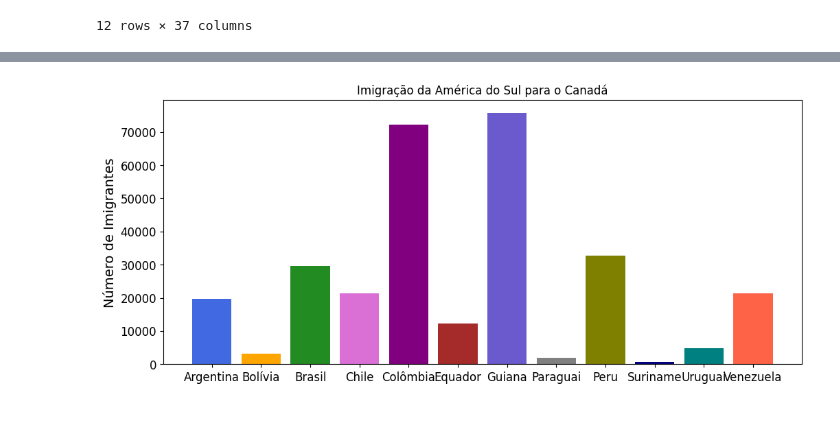
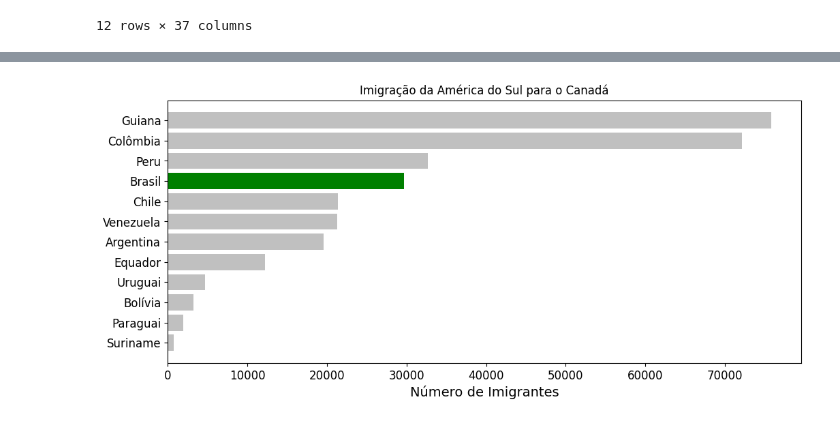
Before and after one commit to henriqueserafin/Senai-DF-Inovatech, a Jupyter notebook: semana_estatistica/aula1.ipynb, the cells around one changed output, grey strips where cells are left out. Drawn from its saved outputs; the diff is of its cells as text; code cells hidden in the pictures.

Commit message:
df brasil
cores, texto dos valores

```diff
--- a/semana_estatistica/aula1.ipynb
+++ b/semana_estatistica/aula1.ipynb
@@ -308,0 +309,4 @@ cores = ['royalblue', 'orange', 'forestgreen', 'orchid', 'purple', 'brown', 'sla
+# %%
+america_sul_sorted=america_sul.sort_values(by='Total',ascending=True)
+
+display(america_sul_sorted)
@@ -309,11 +329,19 @@ cores = ['royalblue', 'orange', 'forestgreen', 'orchid', 'purple', 'brown', 'sla
 # %%
+cores=[]
+
+for pais in america_sul_sorted.index:
+    if pais == 'Brasil':
+        cores.append('green')
+    else:
+        cores.append('silver')
+
 fig,ax=plt.subplots(figsize=(12,5))
-ax.bar(america_sul.index,america_sul['Total'],color=cores)
+ax.barh(america_sul_sorted.index,america_sul_sorted['Total'],color=cores)
 ax.set_title('Imigração da América do Sul para o Canadá')
-ax.set_xlabel('')
-ax.set_ylabel('Número de Imigrantes',fontsize=14)
+ax.set_xlabel('Número de Imigrantes',fontsize=14)
+ax.set_ylabel('')
 ax.xaxis.set_tick_params(labelsize=12)
 ax.yaxis.set_tick_params(labelsize=12)
 plt.show()
 # %% [output]
-[figure, old version]
+[figure, new version]
```
Also changed, not shown: parts of 4 cells of this notebook, 1 other file.
